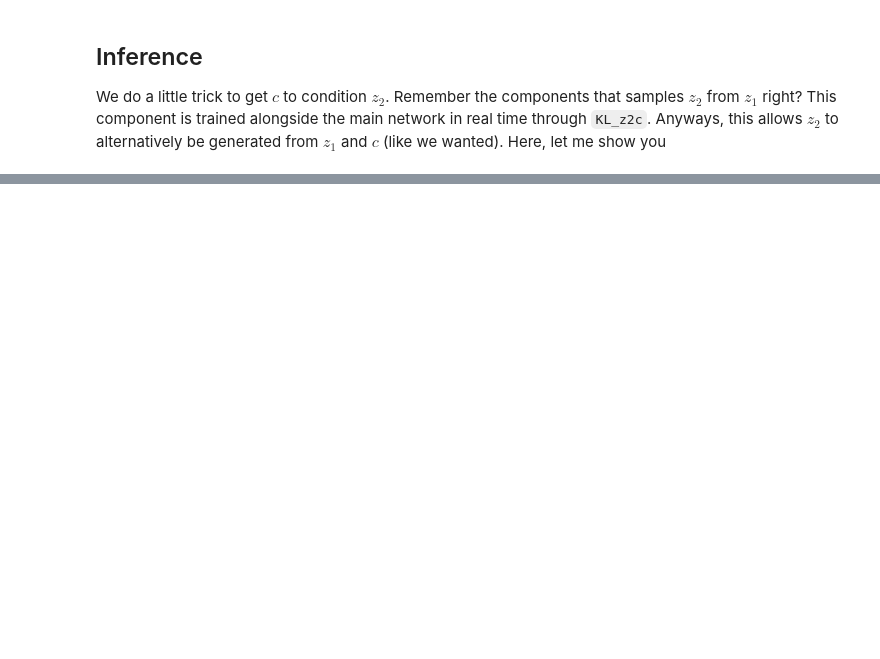
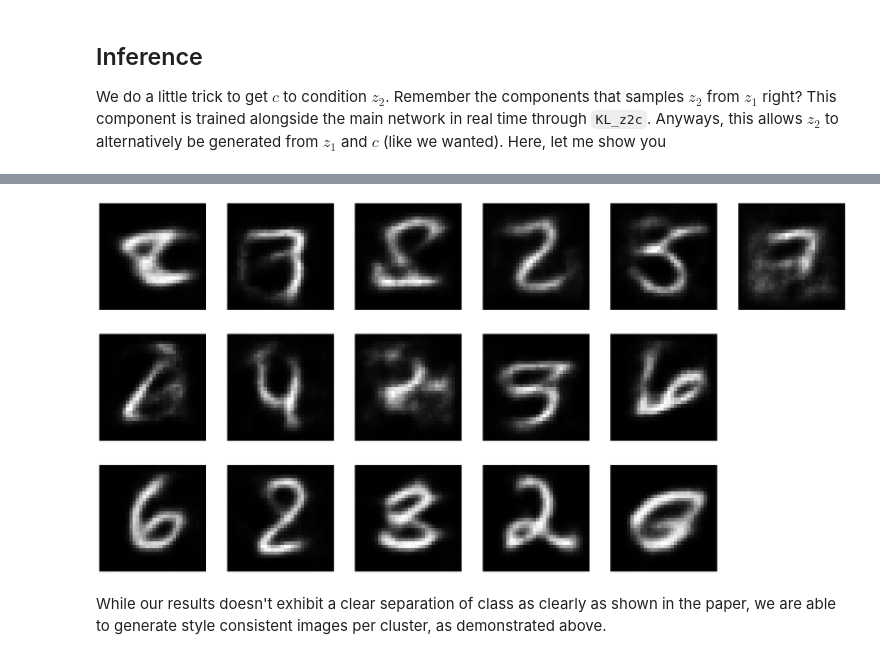
Before and after one commit to kkuroma/gaussian-mixture, a Jupyter notebook: code/categorical-generation/gmvae.ipynb, the cells around one changed output, grey strips where cells are left out. Cells and saved outputs as stored; diff of their text form; code cells hidden in the pictures; blank space fills up the shorter version.

```diff
--- a/code/categorical-generation/gmvae.ipynb
+++ b/code/categorical-generation/gmvae.ipynb
@@ -288,0 +346,28 @@ We do a little trick to get $c$ to condition $z_2$. Remember the components that
+# %%
+# cluster #2
+B = 16
+z1_dim = enc.mu_z1_fc.out_channels
+z2_dim = enc.z2_dim
+K = enc.n_components
+cluster_id = 2
+
+with torch.no_grad():
+    dec.eval()
+
+    z1 = torch.randn(B, z1_dim, device=device)
+    comp_mu = enc.z2_comp_mu(z1).view(B, K, z2_dim)
+    comp_logvar = enc.z2_comp_var(z1).view(B, K, z2_dim)
+    comp_sigma = torch.exp(comp_logvar)
+
+    mu_k = comp_mu[:, cluster_id, :]
+    sigma_k = comp_sigma[:, cluster_id, :]
+    eps = torch.randn_like(mu_k)
+    z2 = mu_k + sigma_k * eps
+
+    z2_map = z2.view(B, z2_dim, 1, 1)
+    generated = dec(z2_map)
+    plotter(generated.cpu())
+# %% [output]
+[figure, added]
+# %% [markdown]
+While our results doesn't exhibit a clear separation of class as clearly as shown in the paper, we are able to generate style consistent images per cluster, as demonstrated above.
```
Also changed, not shown: parts of 4 cells of this notebook, 17 other files.
